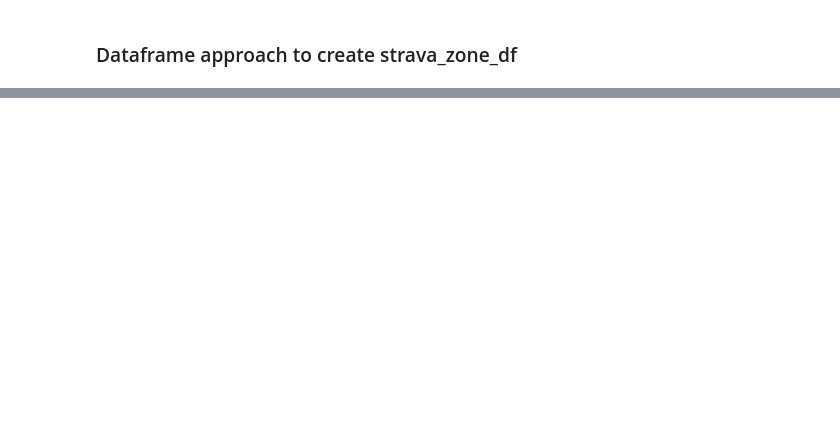
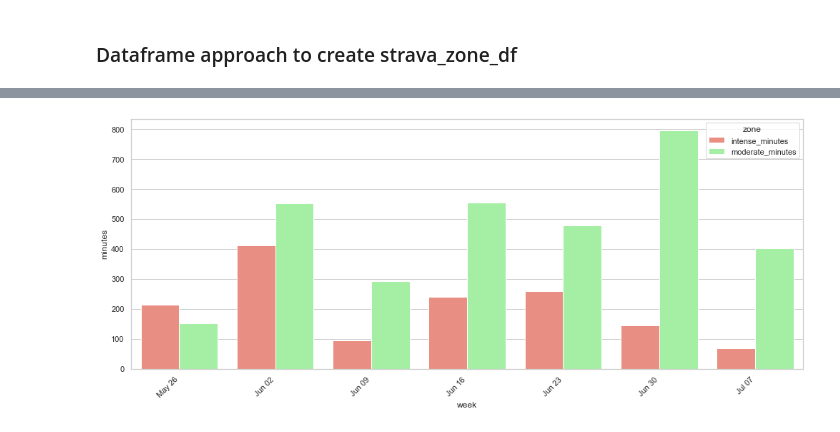
Before and after one commit to edterrell/healthy_heart, a Jupyter notebook: strava_API.ipynb, the cells around one changed output, grey strips where cells are left out. Saved outputs shown, nothing was run; the diff lists cells and outputs as text; code cells hidden in the pictures; blank space fills up the shorter version.

```diff
--- a/strava_API.ipynb
+++ b/strava_API.ipynb
@@ -193,0 +276,10 @@ memory usage: 3.4+ KB
+# %%
+# Melt the DataFrame to long format
+long_df = pd.melt(
+    weekly_summary,
+    id_vars="week",
+    value_vars=["intense_minutes", "moderate_minutes"],
+    var_name="zone",
+    value_name="minutes"
+)
+long_df.head()
@@ -193,0 +293,14 @@ memory usage: 3.4+ KB
+# %%
+plt.figure(figsize=(14, 6))
+ax = sns.barplot(
+    data=long_df,
+    x="week",
+    y="minutes",
+    hue="zone",
+    palette={"intense_minutes": "salmon", "moderate_minutes": "palegreen"}
+)
+plt.xticks(rotation=45, ha='right')
+plt.tight_layout()
+plt.show()
+# %% [output]
+[figure, added]
```
Also changed, not shown: parts of 18 cells of this notebook.
